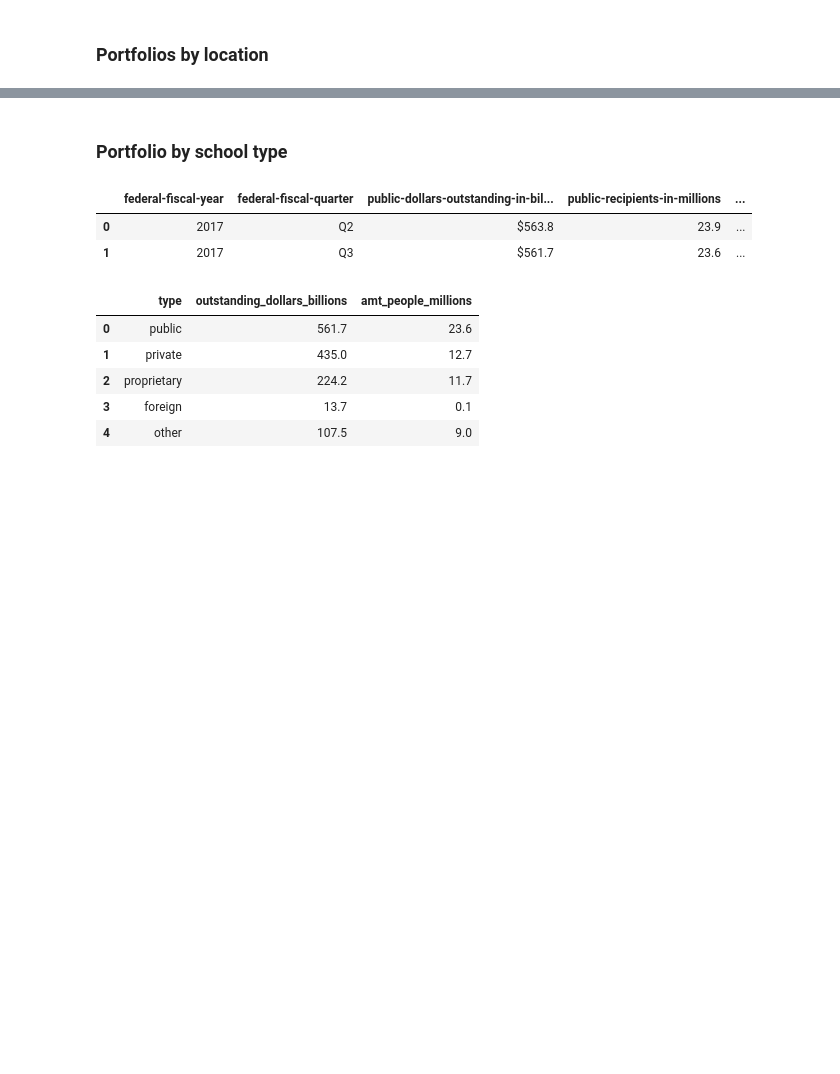
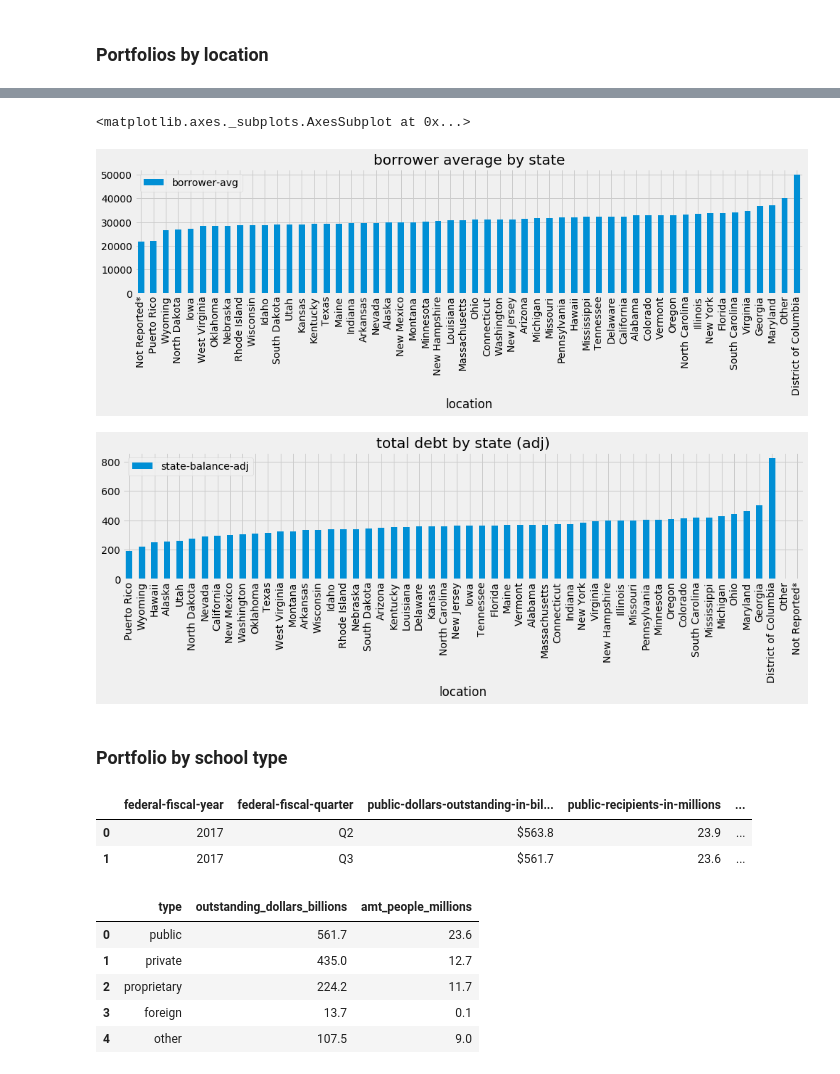
Before and after one commit to isabella232/federal-aid-data, a Jupyter notebook: data_exploration.ipynb, the cells around one changed output, grey strips where cells are left out. Cells and saved outputs as stored; diff of their text form; code cells hidden in the pictures; blank space fills up the shorter version.

```diff
--- a/data_exploration.ipynb
+++ b/data_exploration.ipynb
@@ -192,5 +211,4 @@ by_age_clean.plot(kind='bar', x='age', y='dollars-outstanding-in-billions',figsi
 ### Portfolios by location
 # %%
 by_location = by_location.drop('Unnamed: 3', axis=1).drop([54,55])
-by_location.rename(columns=lambda c: c.strip(), inplace=True)
-by_location.head()
+by_location.rename(columns=lambda c: classify(c.strip()), inplace=True)
@@ -204,4 +214,0 @@ by_location.head()
-# %%
-by_location['borrower_avg'] = np.vectorize(find_share)(by_location['Balance in billions']*1000000000,(by_location['Borrowers in thousands']*100000))
-by_location
-by_location.plot(kind='bar', x='Location', y='borrower_avg',figsize=[15,3])
@@ -210,0 +215,4 @@ by_location.plot(kind='bar', x='Location', y='borrower_avg',figsize=[15,3])
+# %%
+by_location['borrowers-in-billions'] = by_location['borrowers-in-thousands']*0.000001
+by_location['borrower-avg'] = by_location['balance-in-billions']/by_location['borrowers-in-billions']
+by_location.head()
@@ -210,0 +226,10 @@ by_location.plot(kind='bar', x='Location', y='borrower_avg',figsize=[15,3])
+# %%
+# rename columns to prep for merge
+population.rename(columns=lambda c: classify(c), inplace=True)
+population = population.rename(columns={'geography':'location'})
+
+# merge location and population data
+by_location_with_pop = by_location.merge(population,on='location',how='outer')
+by_location_with_pop['population-in-billions'] = by_location_with_pop['population']*.000001
+by_location_with_pop['state-balance-adj'] = (by_location_with_pop['balance-in-billions']/by_location_with_pop['population-in-billions'])*100
+by_location_with_pop
@@ -211,3 +254,11 @@ by_location.plot(kind='bar', x='Location', y='borrower_avg',figsize=[15,3])
+# %%
+by_location_with_pop.to_csv('exports/data/borrower_locations.csv')
+by_location.sort_values('borrower-avg').plot(kind='bar', x='location', y='borrower-avg',figsize=[15,3],title='borrower average by state')
+by_location_with_pop.sort_values('state-balance-adj').plot(kind='bar',x='location',y='state-balance-adj',figsize=[15,3],title='total debt by state (adj)')
+# %% [output]
+<matplotlib.axes._subplots.AxesSubplot at 0x...>
+[figure, added]
+[figure, added]
 # %% [markdown]
 ### Portfolio by school type
 # %%
```
Also changed, not shown: parts of 10 cells of this notebook, 16 other files.
